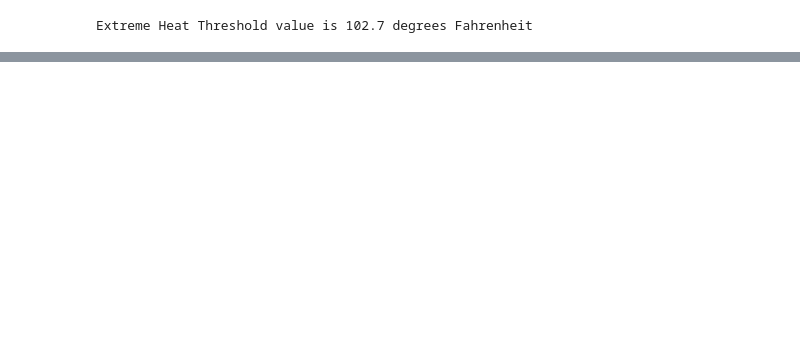
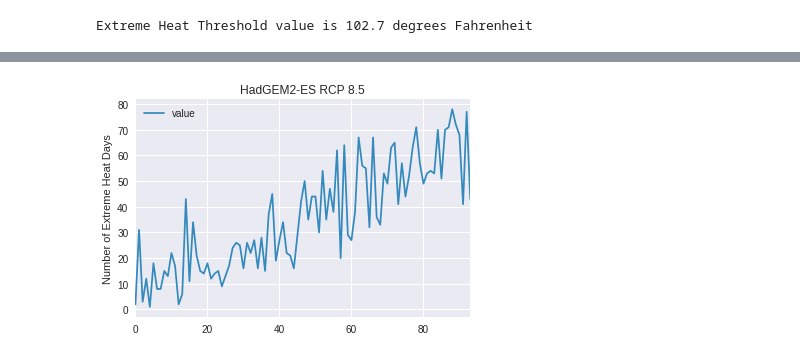
Before and after one commit to berkeley-gif/caladapt-docs, a Jupyter notebook: cookbook/daily_data_extreme_heat.ipynb, the cells around one changed output, grey strips where cells are left out. Drawn from its saved outputs; the diff is of its cells as text; code cells hidden in the pictures; blank space fills up the shorter version.

Commit message:
Update to extreme heat calculations

```diff
--- a/cookbook/daily_data_extreme_heat.ipynb
+++ b/cookbook/daily_data_extreme_heat.ipynb
@@ -126,0 +191,28 @@ print(observedDF.tail())
+# %%
+def get_projections():
+    # Create an empty list to hold dataframes
+    df_list = []
+
+    # Make a combined list of GCMs, scenarios, climate variables for looping
+    climvar = ['tasmax']
+    period = ['day']
+    #models = ['CanESM2', 'CNRM-CM5', 'HadGEM2-ES', 'MIROC5']
+    models = ['HadGEM2-ES']
+    scenarios = ['rcp45', 'rcp85']
+    zipped = itertools.product(climvar, period, models, scenarios)
+
+    # Request parameters
+    params = {'ref': ref, 'stat': 'mean'}
+
+    # Loop through zipped
+    for item in zipped:
+        # Create slug
+        slug = '_'.join(item)
+        df = process_daily_data(slug, params)
+        df_list.append(df)
+
+    # Combine all the dataframes into one and return
+    return pd.concat(df_list)
+# %%
+projectedDF = get_projections()
+projectedDF
@@ -242,0 +305,7 @@ print(filteredDF.tail())
+# %%
+# Filter days > threshold
+projectedExtremeHeatDays = projectedDF[projectedDF.value > threshold]
+
+print(projectedExtremeHeatDays.head())
+print()
+print(projectedExtremeHeatDays.tail())
@@ -270,0 +386,10 @@ filteredDF.value.resample('1AS').count().mean()
+# %%
+rcp85 = projectedExtremeHeatDays.loc[projectedExtremeHeatDays['slug'] == 'tasmax_day_HadGEM2-ES_rcp85']
+rcp85Count = rcp85.value.resample('1AS').count()
+rcp85Count = rcp85Count.reset_index()
+rcp85Count.plot(color='#348ABD')
+plt.title("HadGEM2-ES RCP 8.5")
+plt.ylabel("Number of Extreme Heat Days")
+plt.grid(True)
+# %% [output]
+[figure, added]
```
Also changed, not shown: parts of 46 cells of this notebook.
